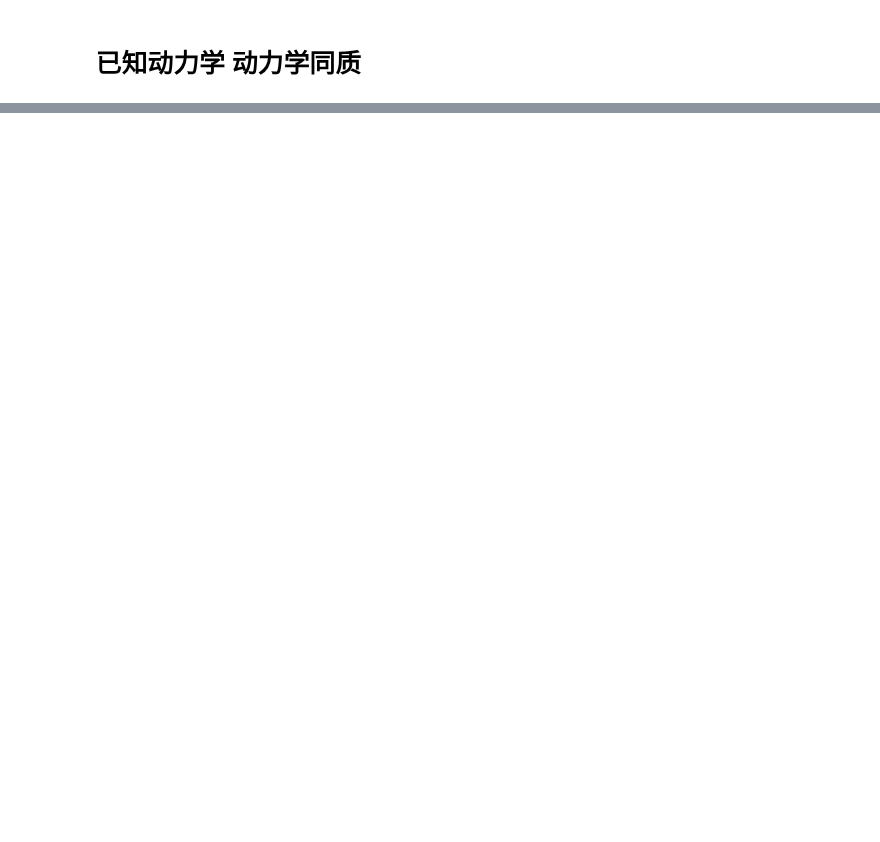
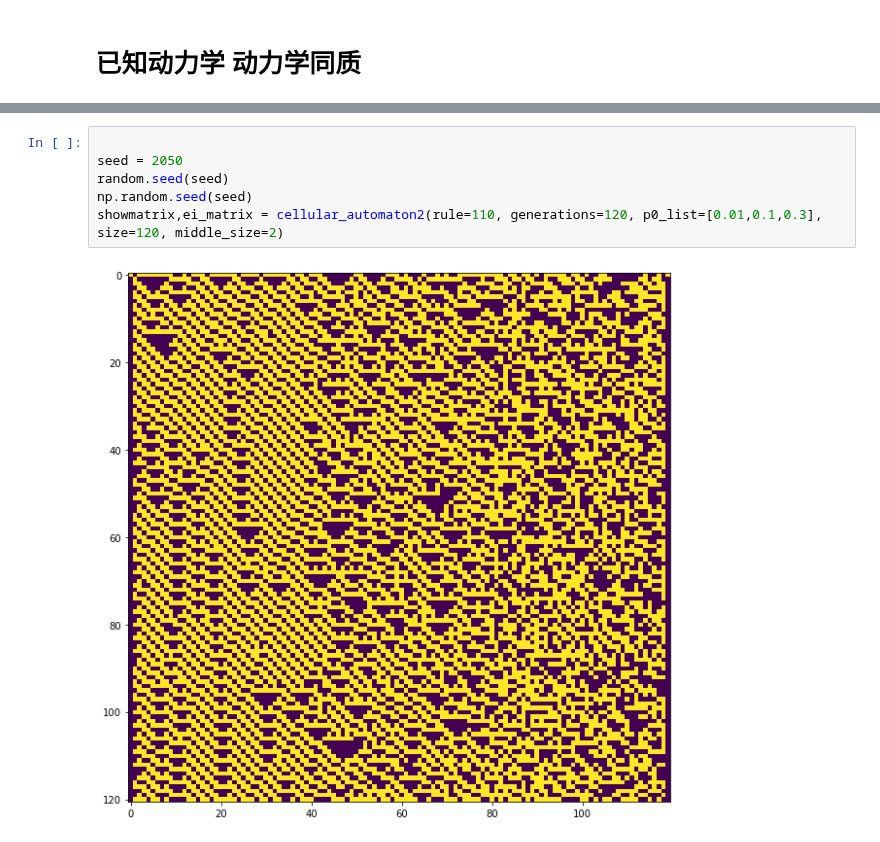
Before and after one commit to Lyn1216/Local-EI-project, a Jupyter notebook: exp/cellular automaton/local_ca.ipynb, the cells around one changed output, grey strips where cells are left out. Saved outputs shown, nothing was run; the diff lists cells and outputs as text; blank space fills up the shorter version.

```diff
--- a/exp/cellular automaton/local_ca.ipynb
+++ b/exp/cellular automaton/local_ca.ipynb
@@ -77,0 +153,8 @@ cell_ei_list[110],cell_ei_list[111],cell_ei_list[108],cell_ei_list[106], cell_ei
+# %%
+
+seed = 2050
+random.seed(seed)
+np.random.seed(seed)
+showmatrix,ei_matrix = cellular_automaton2(rule=110, generations=120, p0_list=[0.01,0.1,0.3], size=120, middle_size=2)
+# %% [output]
+[figure, added]
```
Also changed, not shown: parts of 16 cells of this notebook, 1 other file.
